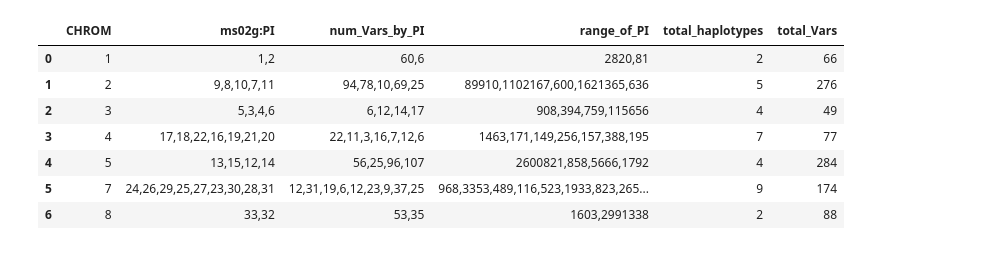
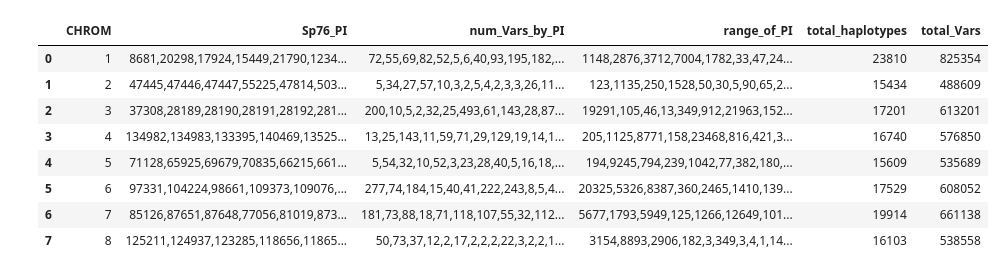
Before and after one commit to everestial/phase-extender, a Jupyter notebook: quickstart.ipynb, the cells around one changed output. Saved outputs shown, nothing was run; the diff lists cells and outputs as text; code cells hidden in the pictures.

```diff
--- a/quickstart.ipynb
+++ b/quickstart.ipynb
@@ -5,12 +5,0 @@ import pandas as pd
-# %%
-initial_hap_df = pd.read_csv('tests/outdir/eg3out/initial_haplotype_stats_ms02g.txt', sep='\t')
-initial_hap_df
-# %% [output]
-|  | CHROM | ms02g:PI | num_Vars_by_PI | range_of_PI | total_haplotypes | total_Vars |
-| 0 | 1 | 1,2 | 60,6 | 2820,81 | 2 | 66 |
-| 1 | 2 | 9,8,10,7,11 | 94,78,10,69,25 | 89910,1102167,600,1621365,636 | 5 | 276 |
-| 2 | 3 | 5,3,4,6 | 6,12,14,17 | 908,394,759,115656 | 4 | 49 |
-| 3 | 4 | 17,18,22,16,19,21,20 | 22,11,3,16,7,12,6 | 1463,171,149,256,157,388,195 | 7 | 77 |
-| 4 | 5 | 13,15,12,14 | 56,25,96,107 | 2600821,858,5666,1792 | 4 | 284 |
-| 5 | 7 | 24,26,29,25,27,23,30,28,31 | 12,31,19,6,12,23,9,37,25 | 968,3353,489,116,523,1933,823,265... | 9 | 174 |
-| 6 | 8 | 33,32 | 53,35 | 1603,2991338 | 2 | 88 |
@@ -17 +18,16 @@ initial_hap_df
+# %%
+# initial_hap_df = pd.read_csv('tempdir/sp76/initial_haplotype_stats_Sp76.txt', sep='\t')
+initial_hap_df = pd.read_csv(initial_df_path, sep='\t')
+
+initial_hap_df
+# %% [output]
+|  | CHROM | Sp76_PI | num_Vars_by_PI | range_of_PI | total_haplotypes | total_Vars |
+| 0 | 1 | 8681,20298,17924,15449,21790,1234... | 72,55,69,82,52,5,6,40,93,195,182,... | 1148,2876,3712,7004,1782,33,47,24... | 23810 | 825354 |
+| 1 | 2 | 47445,47446,47447,55225,47814,503... | 5,34,27,57,10,3,2,5,4,2,3,3,26,11... | 123,1135,250,1528,50,30,5,90,65,2... | 15434 | 488609 |
+| 2 | 3 | 37308,28189,28190,28191,28192,281... | 200,10,5,2,32,25,493,61,143,28,87... | 19291,105,46,13,349,912,21963,152... | 17201 | 613201 |
+| 3 | 4 | 134982,134983,133395,140469,13525... | 13,25,143,11,59,71,29,129,19,14,1... | 205,1125,8771,158,23468,816,421,3... | 16740 | 576850 |
+| 4 | 5 | 71128,65925,69679,70835,66215,661... | 5,54,32,10,52,3,23,28,40,5,16,18,... | 194,9245,794,239,1042,77,382,180,... | 15609 | 535689 |
+| 5 | 6 | 97331,104224,98661,109373,109076,... | 277,74,184,15,40,41,222,243,8,5,4... | 20325,5326,8387,360,2465,1410,139... | 17529 | 608052 |
+| 6 | 7 | 85126,87651,87648,77056,81019,873... | 181,73,88,18,71,118,107,55,32,112... | 5677,1793,5949,125,1266,12649,101... | 19914 | 661138 |
+| 7 | 8 | 125211,124937,123285,118656,11865... | 50,73,37,12,2,17,2,2,2,22,3,2,2,1... | 3154,8893,2906,182,3,349,3,4,1,14... | 16103 | 538558 |
 # %%
```
Also changed, not shown: parts of 12 cells of this notebook, 1 other file.
